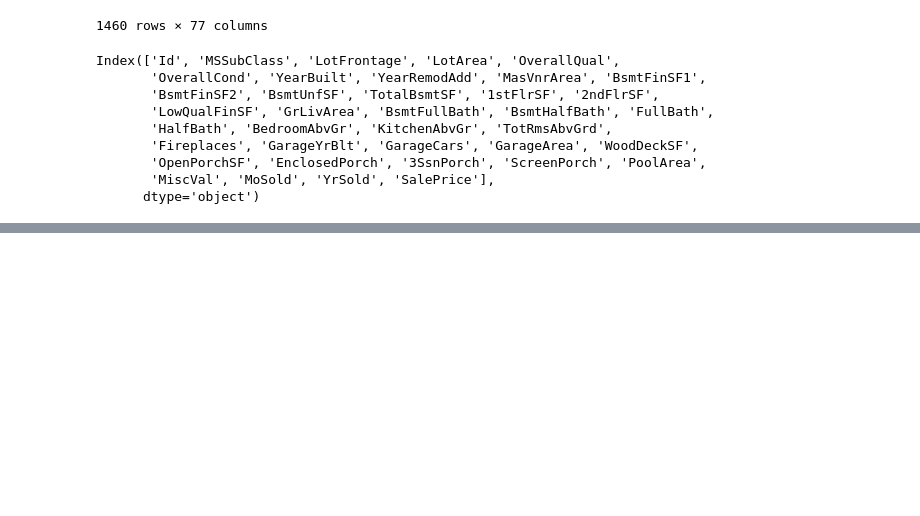
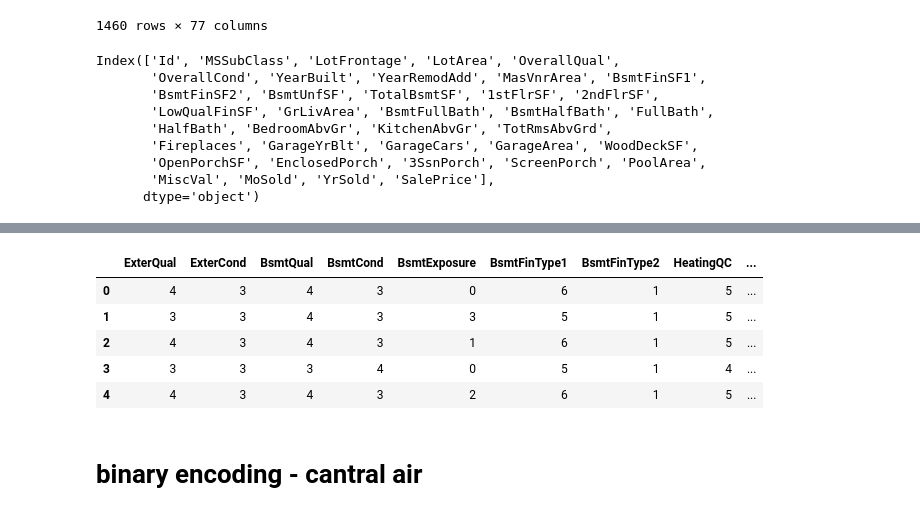
Before and after one commit to Kanchan910/House-Price-Prediction, a Jupyter notebook: Encoding.ipynb, the cells around one changed output, grey strips where cells are left out. Drawn from its saved outputs; the diff is of its cells as text; code cells hidden in the pictures; blank space fills up the shorter version.

```diff
--- a/Encoding.ipynb
+++ b/Encoding.ipynb
@@ -39,0 +218,52 @@ Index(['Id', 'MSSubClass', 'LotFrontage', 'LotArea', 'OverallQual',
+# %%
+bsmt_exposure_map = {
+    'No': 0,
+    'Mn': 1,
+    'Av': 2,
+    'Gd': 3
+}
+
+ab['BsmtExposure'] = ab['BsmtExposure'].map(bsmt_exposure_map)
+# %%
+bsmt_finish_map = {
+    'Unf': 1,
+    'LwQ': 2,
+    'Rec': 3,
+    'BLQ': 4,
+    'ALQ': 5,
+    'GLQ': 6
+}
+
+ab['BsmtFinType1'] = ab['BsmtFinType1'].map(bsmt_finish_map)
+ab['BsmtFinType2'] = ab['BsmtFinType2'].map(bsmt_finish_map)
+# %%
+garage_finish_map = {
+    'Unf': 1,
+    'RFn': 2,
+    'Fin': 3
+}
+
+ab['GarageFinish'] = ab['GarageFinish'].map(garage_finish_map)
+# %%
+functional_map = {
+    'Sev': 1,
+    'Maj2': 2,
+    'Maj1': 3,
+    'Mod': 4,
+    'Min2': 5,
+    'Min1': 6,
+    'Typ': 7
+}
+
+ab['Functional'] = ab['Functional'].map(functional_map)
+# %%
+ab[ordinal_cols].head()
+# %% [output]
+|  | ExterQual | ExterCond | BsmtQual | BsmtCond | BsmtExposure | BsmtFinType1 | BsmtFinType2 | HeatingQC | ... |
+| 0 | 4 | 3 | 4 | 3 | 0 | 6 | 1 | 5 | ... |
+| 1 | 3 | 3 | 4 | 3 | 3 | 5 | 1 | 5 | ... |
+| 2 | 4 | 3 | 4 | 3 | 1 | 6 | 1 | 5 | ... |
+| 3 | 3 | 3 | 3 | 4 | 0 | 5 | 1 | 4 | ... |
+| 4 | 4 | 3 | 4 | 3 | 2 | 6 | 1 | 5 | ... |
+# %% [markdown]
+# binary encoding - cantral air
```
Also changed, not shown: parts of 26 cells of this notebook, 1 other file.
